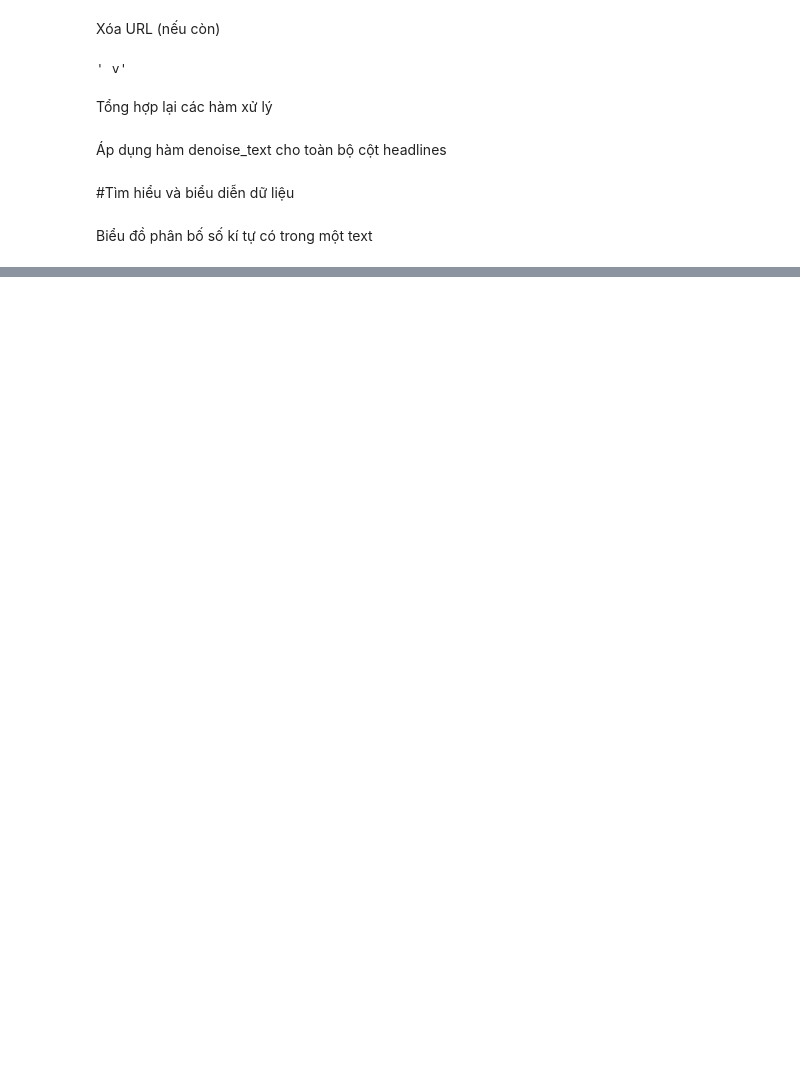
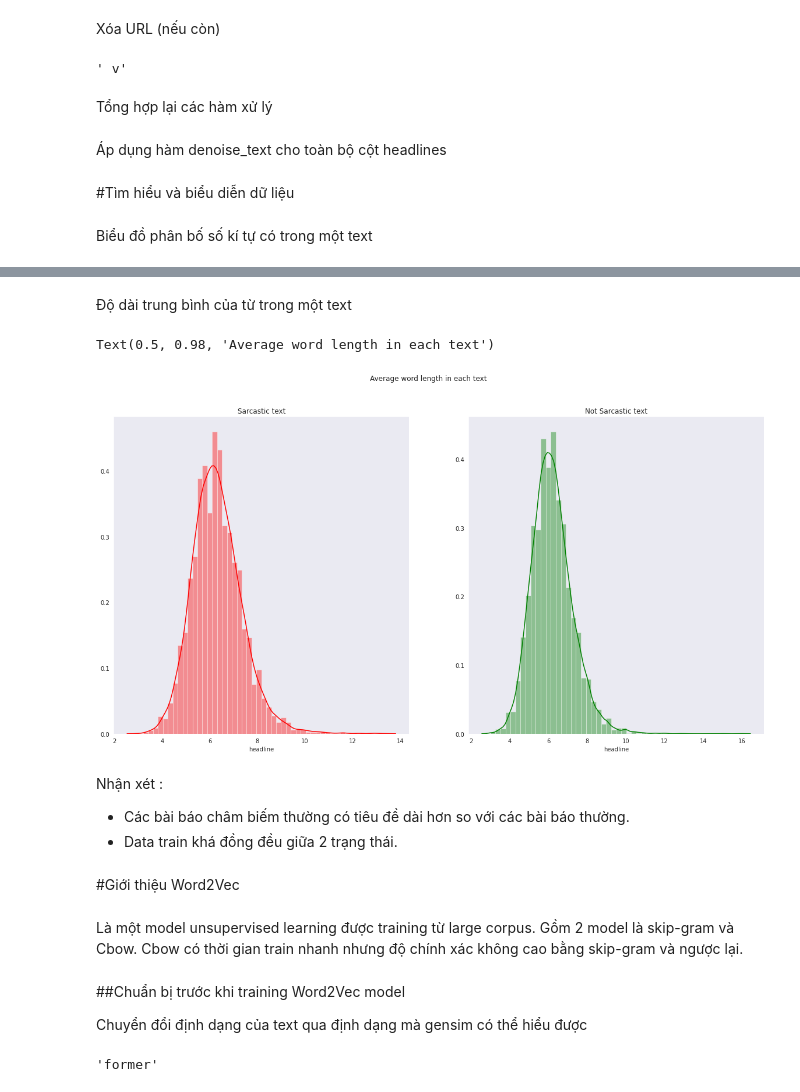
Before and after one commit to TrinhTruongAI/CS114.K21, a Jupyter notebook: DetectingSarcasm_Embeddings.ipynb, the cells around one changed output, grey strips where cells are left out. Drawn from its saved outputs; the diff is of its cells as text; code cells hidden in the pictures; blank space fills up the shorter version.

```diff
--- a/DetectingSarcasm_Embeddings.ipynb
+++ b/DetectingSarcasm_Embeddings.ipynb
@@ -154,0 +180,36 @@ NameError: ignored
+# %% [markdown]
+Độ dài trung bình của từ trong một text
+# %%
+fig,(ax1,ax2)=plt.subplots(1,2,figsize=(20,10))
+word=data[data['is_sarcastic']==1]['headline'].str.split().apply(lambda x : [len(i) for i in x])
+sns.distplot(word.map(lambda x: np.mean(x)),ax=ax1,color='red')
+ax1.set_title('Sarcastic text')
+word=data[data['is_sarcastic']==0]['headline'].str.split().apply(lambda x : [len(i) for i in x])
+sns.distplot(word.map(lambda x: np.mean(x)),ax=ax2,color='green')
+ax2.set_title('Not Sarcastic text')
+fig.suptitle('Average word length in each text')
+# %% [output]
+Text(0.5, 0.98, 'Average word length in each text')
+[figure, added]
+# %% [markdown]
+Nhận xét :
+- Các bài báo châm biếm thường có tiêu đề dài hơn so với các bài báo thường.
+- Data train khá đồng đều giữa 2 trạng thái.
+# %% [markdown]
+#Giới thiệu Word2Vec
+# %% [markdown]
+Là một model unsupervised learning được training từ large corpus. Gồm 2 model là skip-gram và Cbow. Cbow có thời gian train nhanh nhưng độ chính xác không cao bằng skip-gram và ngược lại.
+# %% [markdown]
+##Chuẩn bị trước khi training Word2Vec model
+
+Chuyển đổi định dạng của text qua định dạng mà gensim có thể hiểu được
+# %%
+words = []
+for i in data.headline.values:
+    l = []
+    for j in i.split():
+        l.extend(i.split())
+        break
+    words.append(l)
+# %% [output]
+'former'
```
Also changed, not shown: parts of 10 cells of this notebook.
